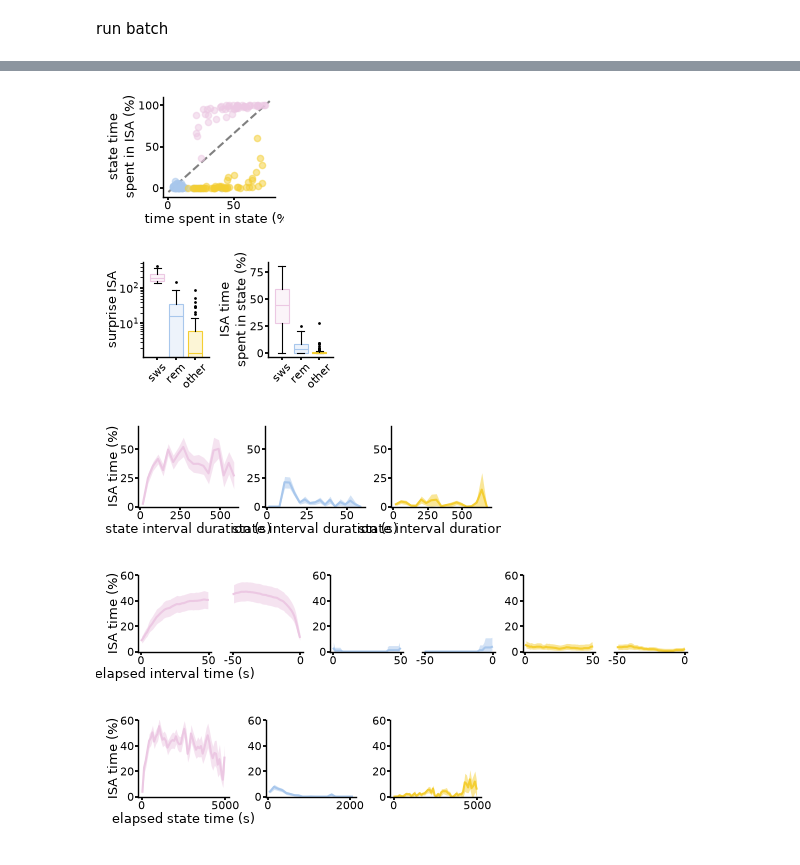
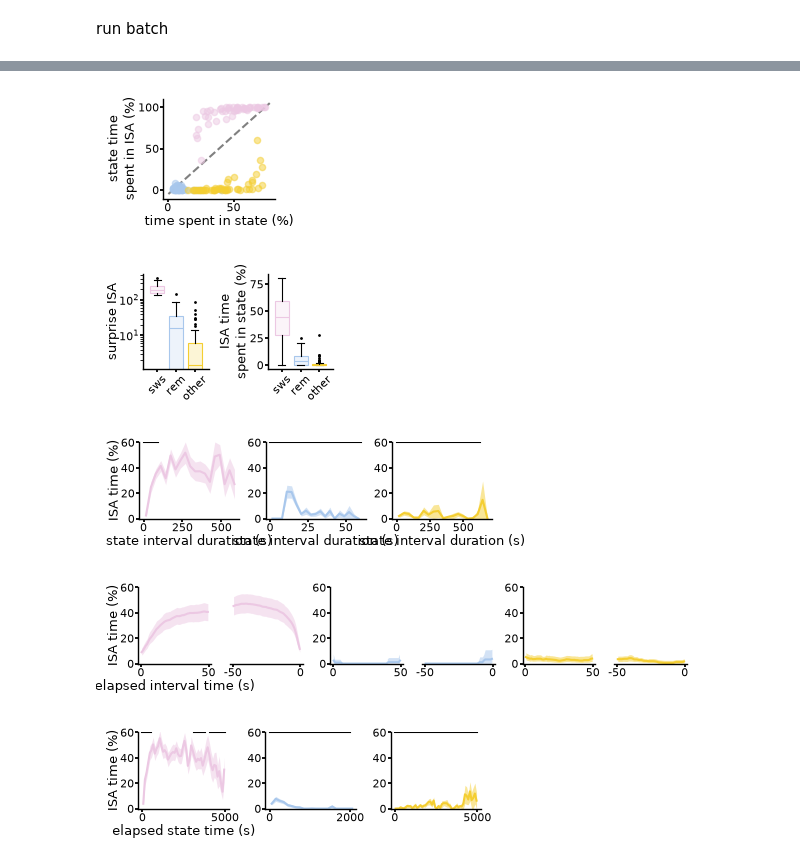
Before and after one commit to pietro-bozzo/NRCode, a Jupyter notebook: Python/Final/ISAStates.ipynb, the cells around one changed output, grey strips where cells are left out. Drawn from its saved outputs; the diff is of its cells as text; code cells hidden in the pictures.

```diff
--- a/Python/Final/ISAStates.ipynb
+++ b/Python/Final/ISAStates.ipynb
@@ -100,8 +100,8 @@ states = fraction.state.values
 fig, ax = fma.plotting.makeFigure(size=(15,5),n=(1,2))
 for i, state in enumerate(fraction.state.values):
     fd = fraction.sel(state=state)
-    ax[0].scatter(fd.sel(val='ref'),fd.sel(val='isa'),color=isru.paperColors(state))
-    ax[1].scatter(i,fd.sel(val='isa')/fd.sel(val='ref'),color=isru.paperColors(state))
+    ax[0].scatter(fd.sel(val='ref'),fd.sel(val='isa'),color=isau.paperColors(state))
+    ax[1].scatter(i,fd.sel(val='isa')/fd.sel(val='ref'),color=isau.paperColors(state))
 ax[0].set(xlabel='% recording spent in state',ylabel='% state spent in ISA')
 ax[1].set(ylabel='surprise ISA')
 ax[1].set_xticks(range(len(fraction.state)),fraction.state.values);
@@ -111,7 +111,7 @@ ax[1].set_xticks(range(len(fraction.state)),fraction.state.values);
 fig, ax = fma.plotting.makeFigure(size=(10,5))
 for state in fraction_duration.state.values:
     fd = fraction_duration.sel(state=state)
-    ax[0].scatter(fd[0],fd[1],color=isru.paperColors(state))
+    ax[0].scatter(fd[0],fd[1],color=isau.paperColors(state))
 ax[0].set(xlabel='state interval duration (s)',ylabel='% ISA');
 # %% [output]
 [figure]
@@ -119,8 +119,8 @@ ax[0].set(xlabel='state interval duration (s)',ylabel='% ISA');
 fig, ax = fma.plotting.makeFigure(size=(15,5),n=(1,2))
 for state in states:
     fd = fraction_interval.sel(state=state)
-    fma.plotting.semPlot(fd.win,fd.sel(val='start'),color=isru.paperColors(state),ax=ax[0])
-    fma.plotting.semPlot(fd.win,fd.sel(val='stop'),color=isru.paperColors(state),ax=ax[1])
+    fma.plotting.semPlot(fd.win,fd.sel(val='start'),color=isau.paperColors(state),ax=ax[0])
+    fma.plotting.semPlot(fd.win,fd.sel(val='stop'),color=isau.paperColors(state),ax=ax[1])
 ax[0].set(xlabel='elapsed interval time (s)',ylabel='% ISA');
 # %% [output]
 [figure]
@@ -128,7 +128,7 @@ ax[0].set(xlabel='elapsed interval time (s)',ylabel='% ISA');
 fig, ax = fma.plotting.makeFigure(size=(10,5))
 for state in fraction_shifted.state.values:
     fd = fraction_shifted.sel(state=state)
-    ax[0].plot(fd.win,fd,color=isru.paperColors(state))
+    ax[0].plot(fd.win,fd,color=isau.paperColors(state))
 ax[0].set(xlabel='elapsed state time (s)',ylabel='% ISA');
 # %% [output]
 [figure]
@@ -162,16 +162,16 @@ states = fraction_cat.state.values
 # %%
 states = fraction_cat.state.values
 fig, ax = fma.plotting.makeFigure(size=(4.5,3.5))
 
 for i, state in enumerate(states):
     fd = fraction_cat.sel(state=state)
-    ax[0].scatter(fd.sel(val='ref')*100,fd.sel(val='isa')*100,s=20,alpha=0.5,color=isru.paperColors(state))
+    ax[0].scatter(fd.sel(val='ref')*100,fd.sel(val='isa')*100,s=20,alpha=0.5,color=isau.paperColors(state))
 ax[0].set(xlabel='time spent in state (%)',ylabel='state time\nspent in ISA (%)')
 ax[0].plot(ax[0].get_xlim(),ax[0].get_ylim(),color='gray',ls='--',label='1:1',zorder=-1)
 
 do_save and fma.plotting.saveFigure(fig,froot / 'states',['png','svg'])
 # %% [output]
-[figure, old version]
+[figure, new version]
 # %%
 states = fraction_cat.state.values
 fig, ax = fma.plotting.makeFigure(size=(6,3.5),n=(1,2))
@@ -179,17 +179,17 @@ fig, ax = fma.plotting.makeFigure(size=(6,3.5),n=(1,2))
 x = np.linspace(-1,1,3) * 0.2
 xlim = [-0.35,0.35]
 
-fma.plotting.boxPlot(100*(fraction_cat.sel(val='isa') / fraction_cat.sel(val='ref')).T,x=x,color=isru.paperColors(states),ax=ax[0])
+fma.plotting.boxPlot(100*(fraction_cat.sel(val='isa') / fraction_cat.sel(val='ref')).T,x=x,color=isau.paperColors(states),ax=ax[0])
 ax[0].set(yscale='log',ylabel='surprise ISA',xlim=xlim)
 ax[0].set_xticks(x,states,rotation=45)
 
-fma.plotting.boxPlot(100*fraction_cat.sel(val='reverse').T,x=x,color=isru.paperColors(states),ax=ax[1])
+fma.plotting.boxPlot(100*fraction_cat.sel(val='reverse').T,x=x,color=isau.paperColors(states),ax=ax[1])
 ax[1].set(ylabel='ISA time\nspent in state (%)',xlim=xlim)
 ax[1].set_xticks(x,states,rotation=45)
 
 do_save and fma.plotting.saveFigure(fig,froot / 'states_inv',['png','svg'])
 # %% [output]
-[figure, old version]
+[figure, new version]
 # %%
 f_duration_cat = {}
 rat = []
@@ -208,12 +208,14 @@ for i, state in enumerate(states):
 fig, ax = fma.plotting.makeFigure(size=(10,3),n=(1,3))
 for i, state in enumerate(f_duration_cat):
     fd = f_duration_cat[state]
-    fma.plotting.semPlot(fd.dur,fd*100,color=isru.paperColors(state),ci='nansem',ax=ax[i])
-    ax[i].set(xlabel='state interval duration (s)',ylim=[0,70])
+    fma.plotting.semPlot(fd.dur,fd*100,color=isau.paperColors(state),ci='nansem',ax=ax[i])
+    stat = fma.analysis.clusterPermutationTest(fd*100,50)
+    ax[i].set(xlabel='state interval duration (s)',ylim=[0,60])
+    fma.plotting.pHorzLine(stat['sig_mask'],fd.dur,color='k',ax=ax[i])
 ax[0].set(xlabel='state interval duration (s)',ylabel='ISA time (%)')
 do_save and fma.plotting.saveFigure(fig,froot / 'states_duration',['png','svg'])
 # %% [output]
-[figure, old version]
+[figure, new version]
 # %%
 fig, ax = fma.plotting.makeFigure(size=(15,3),n=(1,6))
 for i, state in enumerate(states):
@@ -228,13 +230,14 @@ do_save and fma.plotting.saveFigure(fig,froot / 'states_interval',['png','svg'])
 # %% [output]
 [figure]
 # %%
-# STAT TEST!!
 fig, ax = fma.plotting.makeFigure(size=(10,3),n=(1,3))
 for i, state in enumerate(f_shifted_cat.state.values):
     fd = f_shifted_cat.sel(state=state)
-    fma.plotting.semPlot(fd.win,fd*100,color=isru.paperColors(state),ax=ax[i],ci='nansem')
+    fma.plotting.semPlot(fd.win,fd*100,color=isau.paperColors(state),ax=ax[i],ci='nansem')
+    stat = fma.analysis.clusterPermutationTest(fd*100,57)
     ax[i].set(ylim=[0,60])
+    fma.plotting.pHorzLine(stat['sig_mask'],fd.win,color='k',ax=ax[i])
 ax[0].set(xlabel='elapsed state time (s)',ylabel='ISA time (%)')
 do_save and fma.plotting.saveFigure(fig,froot / 'states_shifted',['png','svg'])
 # %% [output]
-[figure, old version]
+[figure, new version]
```
Also changed, not shown: parts of 3 cells of this notebook, 3 other files.
